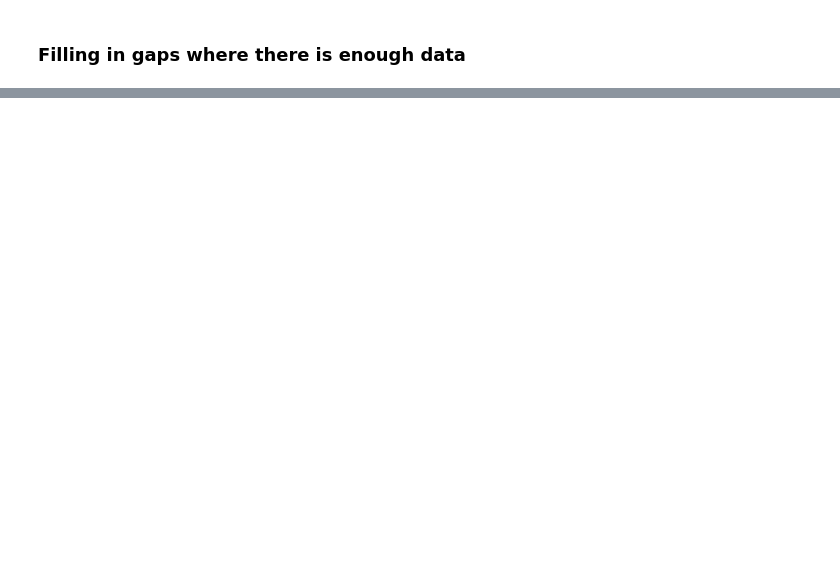
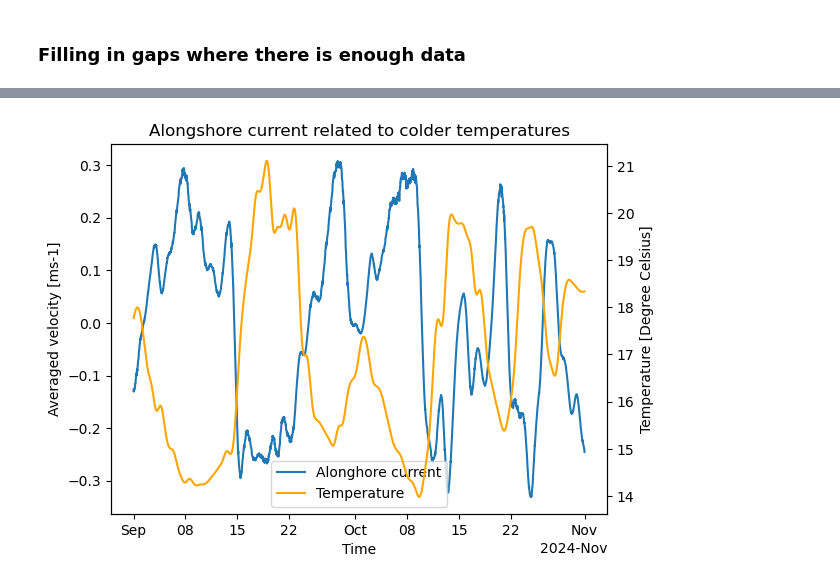
Before and after one commit to AnurovaPrykhodko/ADCP-internship, a Jupyter notebook: data_analysis.ipynb, the cells around one changed output, grey strips where cells are left out. Drawn from its saved outputs; the diff is of its cells as text; code cells hidden in the pictures; blank space fills up the shorter version.

```diff
--- a/data_analysis.ipynb
+++ b/data_analysis.ipynb
@@ -295,0 +348,23 @@ plt.show()
+# %%
+fig, ax1 = plt.subplots()
+# Select time range
+time_slice = slice('2024-09', '2024-10')
+
+# Plot vel_avg on the left axis
+ds_2['vel_avg'][0].sel(time=time_slice).plot(ax=ax1, label='Alonghore current')
+ax1.set_ylabel('Averaged velocity [ms-1]')
+ax1.set_title('Alongshore current related to colder temperatures')
+
+# Create a twin axis for temp_filt
+ax2 = ax1.twinx()
+ds_2['temp_filt'].sel(time=time_slice).plot(ax=ax2, color='orange', label='Temperature')
+ax2.set_ylabel('Temperature [Degree Celsius]')
+
+# Combined legend
+lines1, labels1 = ax1.get_legend_handles_labels()
+lines2, labels2 = ax2.get_legend_handles_labels()
+ax1.legend(lines1 + lines2, labels1 + labels2)
+
+plt.show()
+# %% [output]
+[figure, added]
```
Also changed, not shown: parts of 12 cells of this notebook.
